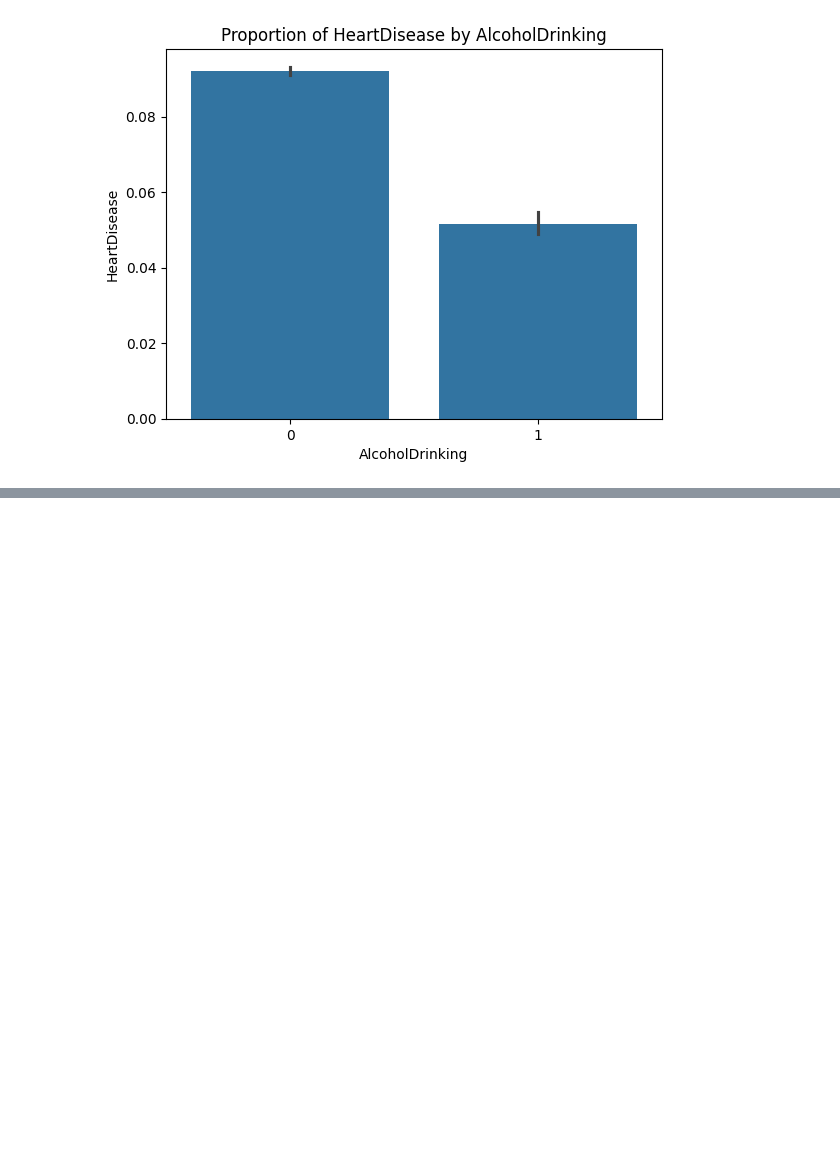
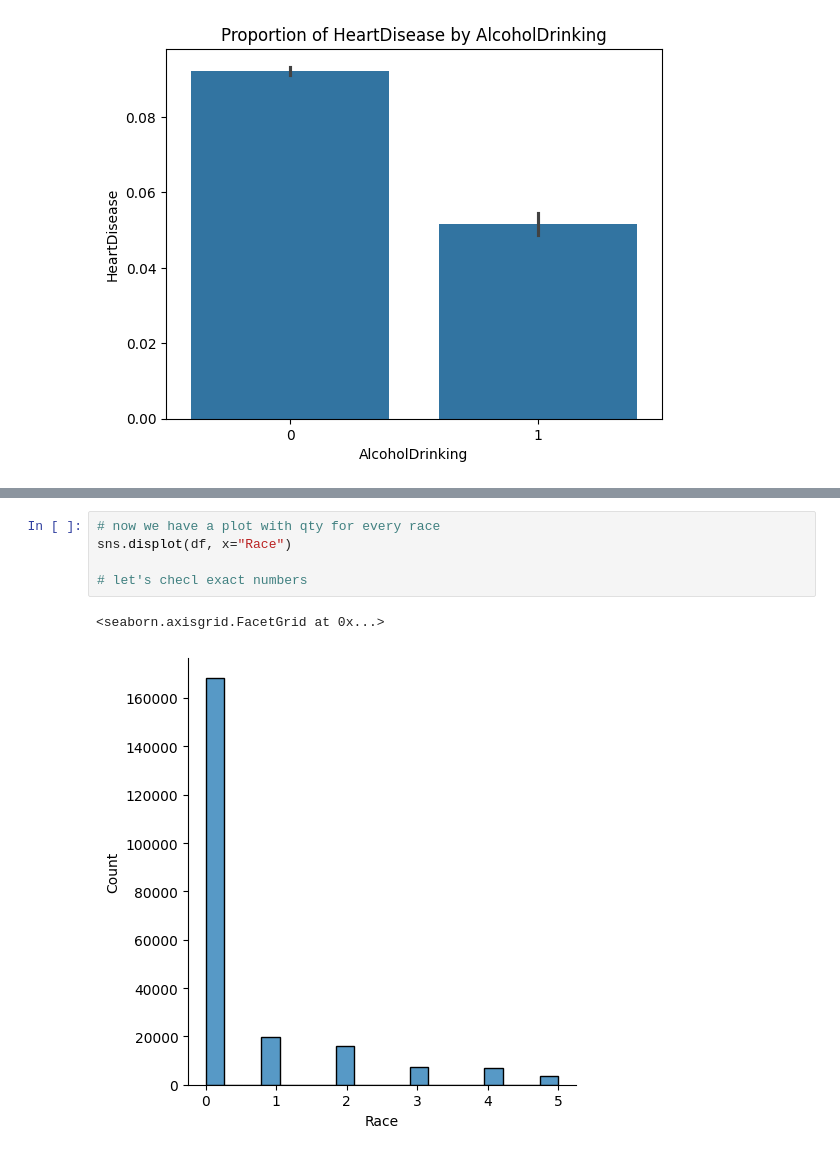
Before and after one commit to crypt0kitik/Deep_Learning, a Jupyter notebook: 2 - ANN for classification/02 - Data balance.ipynb, the cells around one changed output, grey strips where cells are left out. Drawn from its saved outputs; the diff is of its cells as text; blank space fills up the shorter version.

```diff
--- a/2 - ANN for classification/02 - Data balance.ipynb
+++ b/2 - ANN for classification/02 - Data balance.ipynb
@@ -97,0 +111,8 @@ sns.displot(df, x="Stroke")
+# %%
+# now we have a plot with qty for every race
+sns.displot(df, x="Race")
+
+# let's checl exact numbers
+# %% [output]
+<seaborn.axisgrid.FacetGrid at 0x...>
+[figure, added]
```
Also changed, not shown: parts of 6 cells of this notebook, 2 other files.
